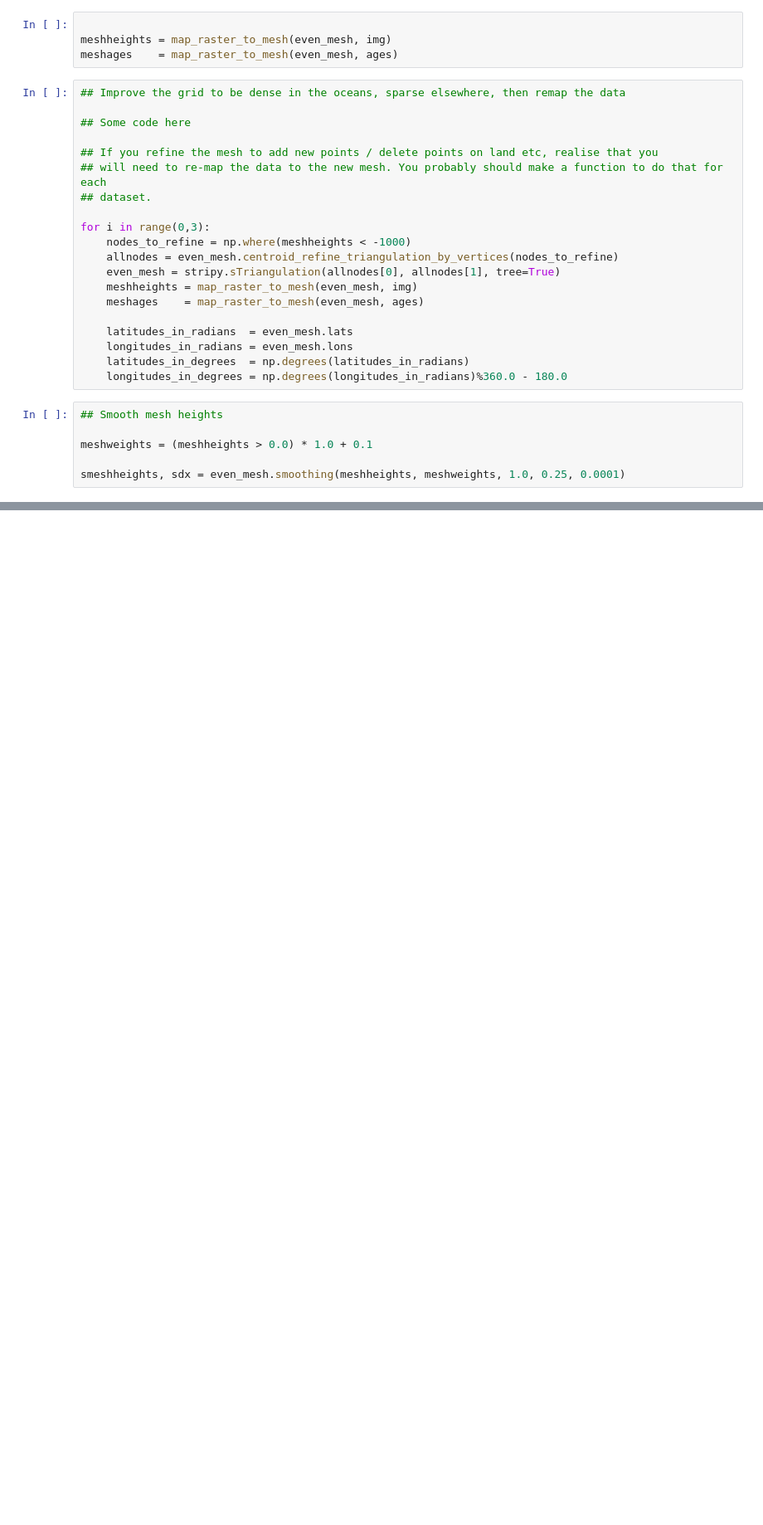
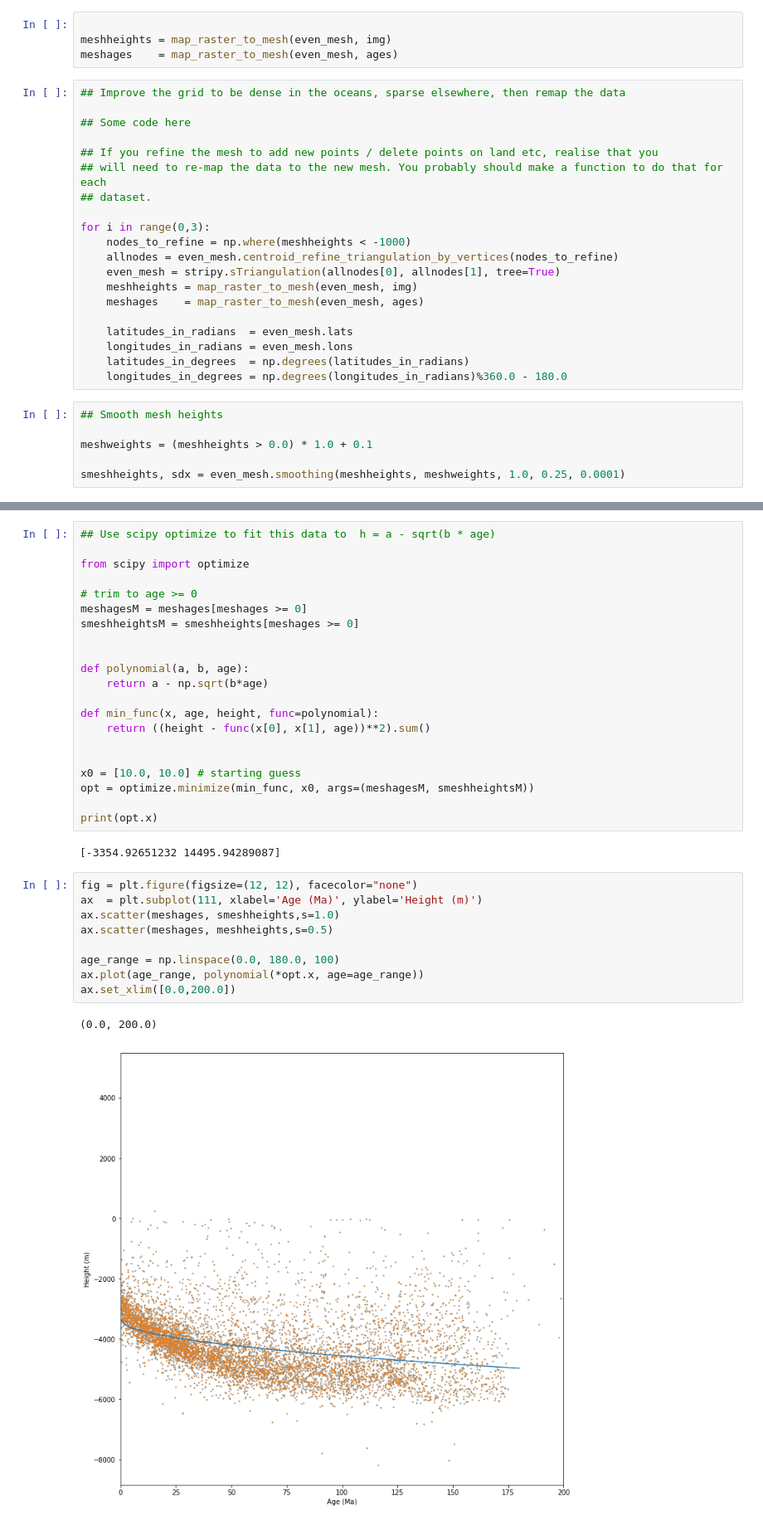
Before and after one commit to underworldcode/stripy, a Jupyter notebook: litho1pt0-src/litho1pt0/Notebooks/litho1pt0/WorkEx2-OceanDepthAge.ipynb, the cells around one changed output, grey strips where cells are left out. Shown at 83% size. Drawn from its saved outputs; the diff is of its cells as text; blank space fills up the shorter version.

Commit message:
Updated litho1pt0 notebooks
Removed legacy python2 print statements and tidy up

```diff
--- a/litho1pt0-src/litho1pt0/Notebooks/litho1pt0/WorkEx2-OceanDepthAge.ipynb
+++ b/litho1pt0-src/litho1pt0/Notebooks/litho1pt0/WorkEx2-OceanDepthAge.ipynb
@@ -168,0 +174,35 @@ smeshheights.max(), meshheights.max()
+# %%
+## Use scipy optimize to fit this data to  h = a - sqrt(b * age)
+
+from scipy import optimize
+
+# trim to age >= 0
+meshagesM = meshages[meshages >= 0]
+smeshheightsM = smeshheights[meshages >= 0]
+
+
+def polynomial(a, b, age):
+    return a - np.sqrt(b*age)
+
+def min_func(x, age, height, func=polynomial):
+    return ((height - func(x[0], x[1], age))**2).sum()
+
+
+x0 = [10.0, 10.0] # starting guess
+opt = optimize.minimize(min_func, x0, args=(meshagesM, smeshheightsM))
+
+print(opt.x)
+# %% [output]
+[-3354.92651232 14495.94289087]
+# %%
+fig = plt.figure(figsize=(12, 12), facecolor="none")
+ax  = plt.subplot(111, xlabel='Age (Ma)', ylabel='Height (m)')
+ax.scatter(meshages, smeshheights,s=1.0)
+ax.scatter(meshages, meshheights,s=0.5)
+
+age_range = np.linspace(0.0, 180.0, 100)
+ax.plot(age_range, polynomial(*opt.x, age=age_range))
+ax.set_xlim([0.0,200.0])
+# %% [output]
+(0.0, 200.0)
+[figure, added]
```
Also changed, not shown: parts of 7 cells of this notebook, 4 other files.
